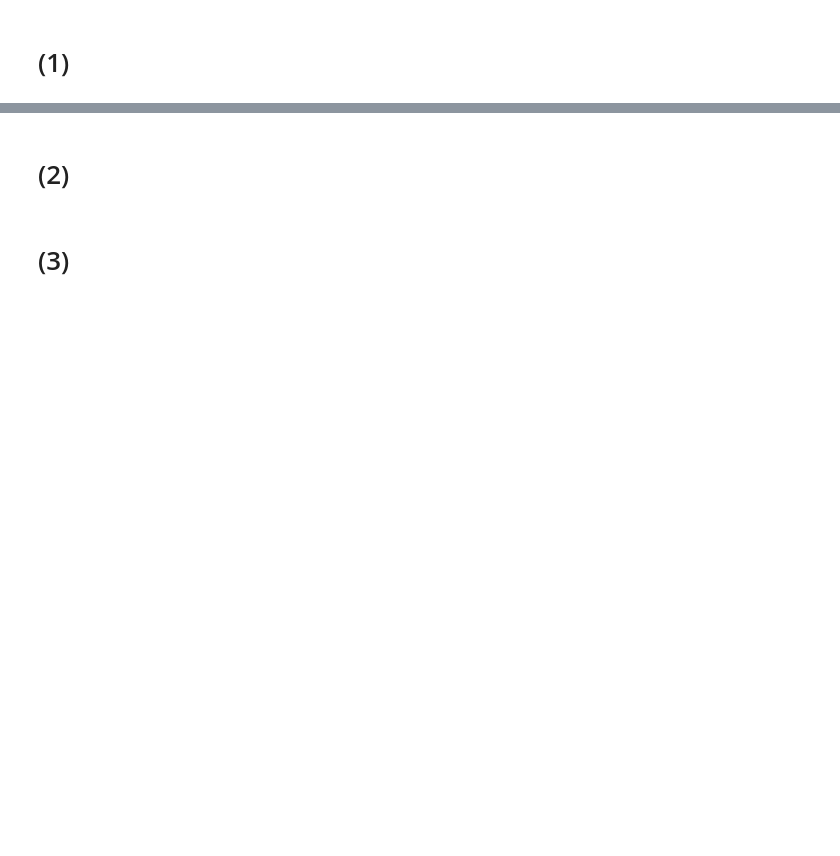
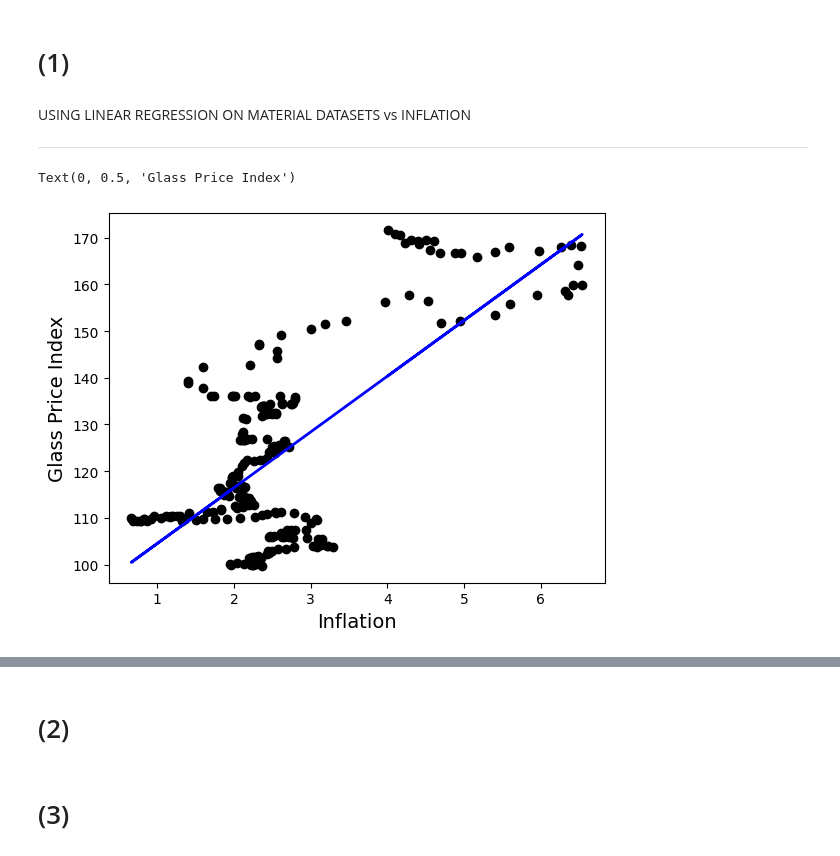
Before and after one commit to baschoff/Data-Science-Project, a Jupyter notebook: Regression.ipynb, the cells around one changed output, grey strips where cells are left out. Drawn from its saved outputs; the diff is of its cells as text; code cells hidden in the pictures; blank space fills up the shorter version.

```diff
--- a/Regression.ipynb
+++ b/Regression.ipynb
@@ -46,2 +39,27 @@ Resolving deltas: 100% (15/15), done.
 # %% [markdown]
 # (1)
+# %% [markdown]
+USING LINEAR REGRESSION ON MATERIAL DATASETS vs INFLATION
+
+---
+# %%
+# The uses inflation as a percentage not an index so this is just an example and not a proper comparison
+
+# Store relevant columns as variables
+StickyPrice1 = StickyPrice[StickyPrice[cN7[0]] >= "2003-12-01"]
+X = StickyPrice1[[cN7[1]]].values.reshape(-1, 1)
+y = PPI_Glass[[cN[1]]].values.reshape(-1, 1)
+
+# Fit a least squares regression model
+linModel = LinearRegression()
+linModel.fit(X, y)
+yPredicted = linModel.predict(X)
+
+# Graph the model
+plt.scatter(X, y, color='black')
+plt.plot(X, yPredicted, color='blue', linewidth=2)
+plt.xlabel('Inflation', fontsize=14)
+plt.ylabel('Glass Price Index', fontsize=14)
+# %% [output]
+Text(0, 0.5, 'Glass Price Index')
+[figure, added]
```
Also changed, not shown: parts of 7 cells of this notebook.
